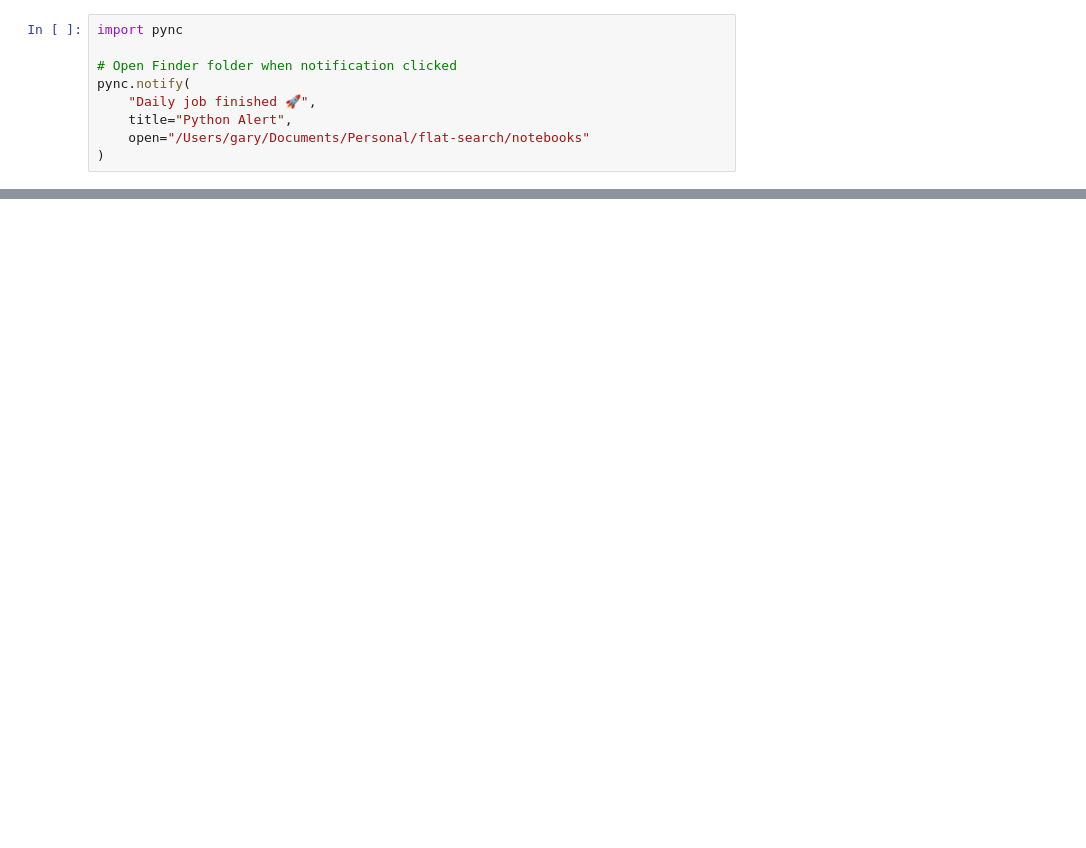
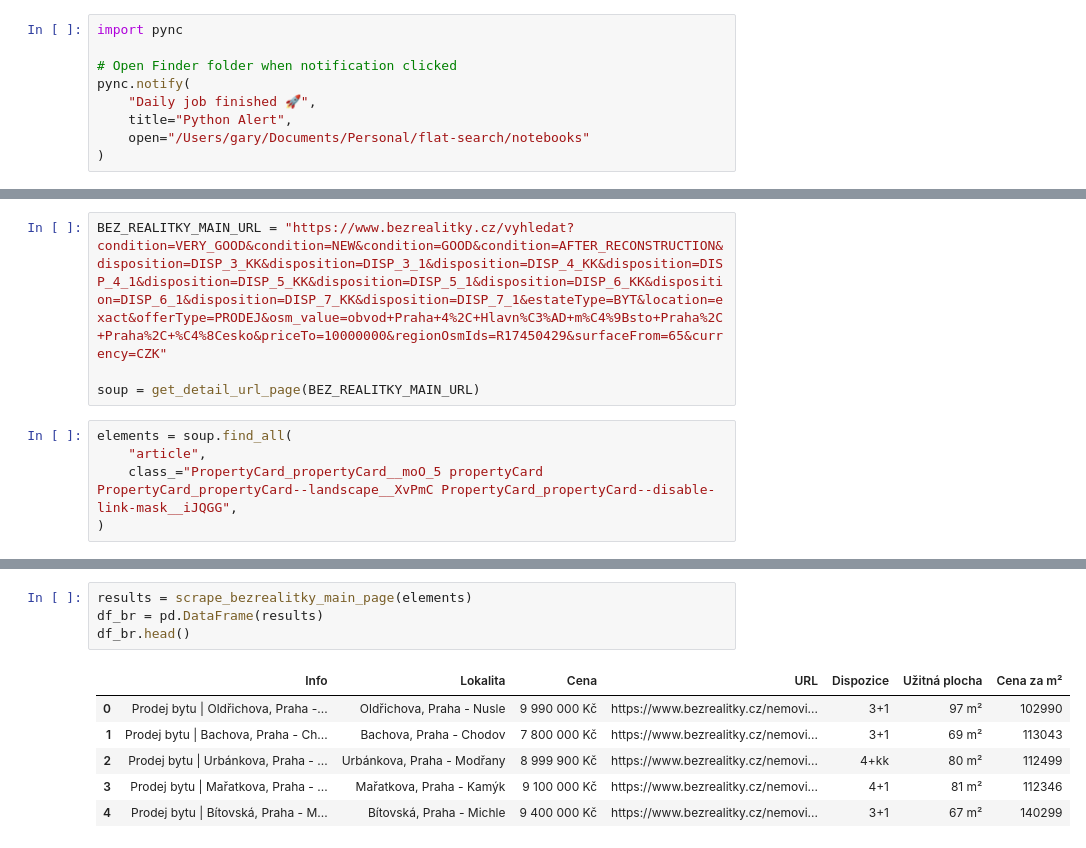
Before and after one commit to garcejan/flat-search, a Jupyter notebook: notebooks/flat-search-notebook.ipynb, the cells around one changed output, grey strips where cells are left out. Cells and saved outputs as stored; diff of their text form; blank space fills up the shorter version.

Commit message:
Add BezRealitky website

```diff
--- a/notebooks/flat-search-notebook.ipynb
+++ b/notebooks/flat-search-notebook.ipynb
@@ -371,0 +358,9 @@ pync.notify(
+# %%
+BEZ_REALITKY_MAIN_URL = "https://www.bezrealitky.cz/vyhledat?condition=VERY_GOOD&condition=NEW&condition=GOOD&condition=AFTER_RECONSTRUCTION&disposition=DISP_3_KK&disposition=DISP_3_1&disposition=DISP_4_KK&disposition=DISP_4_1&disposition=DISP_5_KK&disposition=DISP_5_1&disposition=DISP_6_KK&disposition=DISP_6_1&disposition=DISP_7_KK&disposition=DISP_7_1&estateType=BYT&location=exact&offerType=PRODEJ&osm_value=obvod+Praha+4%2C+Hlavn%C3%AD+m%C4%9Bsto+Praha%2C+Praha%2C+%C4%8Cesko&priceTo=10000000&regionOsmIds=R17450429&surfaceFrom=65&currency=CZK"
+
+soup = get_detail_url_page(BEZ_REALITKY_MAIN_URL)
+# %%
+elements = soup.find_all(
+    "article",
+    class_="PropertyCard_propertyCard__moO_5 propertyCard PropertyCard_propertyCard--landscape__XvPmC PropertyCard_propertyCard--disable-link-mask__iJQGG",
+)
@@ -371,0 +435,11 @@ pync.notify(
+# %%
+results = scrape_bezrealitky_main_page(elements)
+df_br = pd.DataFrame(results)
+df_br.head()
+# %% [output]
+|  | Info | Lokalita | Cena | URL | Dispozice | Užitná plocha | Cena za m² |
+| 0 | Prodej bytu | Oldřichova, Praha -... | Oldřichova, Praha - Nusle | 9 990 000 Kč | https://www.bezrealitky.cz/nemovi... | 3+1 | 97 m² | 102990 |
+| 1 | Prodej bytu | Bachova, Praha - Ch... | Bachova, Praha - Chodov | 7 800 000 Kč | https://www.bezrealitky.cz/nemovi... | 3+1 | 69 m² | 113043 |
+| 2 | Prodej bytu | Urbánkova, Praha - ... | Urbánkova, Praha - Modřany | 8 999 900 Kč | https://www.bezrealitky.cz/nemovi... | 4+kk | 80 m² | 112499 |
+| 3 | Prodej bytu | Mařatkova, Praha - ... | Mařatkova, Praha - Kamýk | 9 100 000 Kč | https://www.bezrealitky.cz/nemovi... | 4+1 | 81 m² | 112346 |
+| 4 | Prodej bytu | Bítovská, Praha - M... | Bítovská, Praha - Michle | 9 400 000 Kč | https://www.bezrealitky.cz/nemovi... | 3+1 | 67 m² | 140299 |
```
Also changed, not shown: parts of 13 cells of this notebook, 10 other files.
